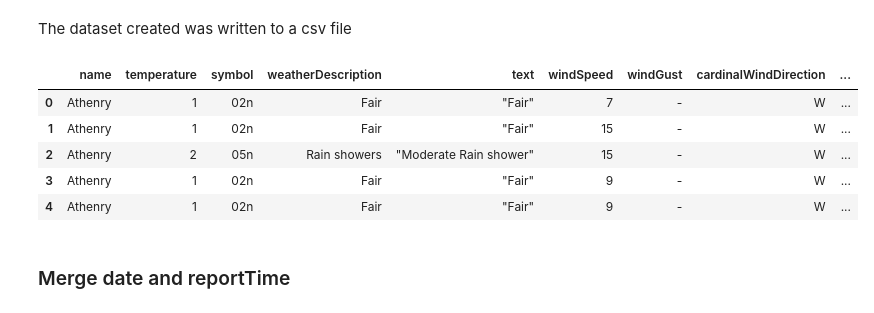
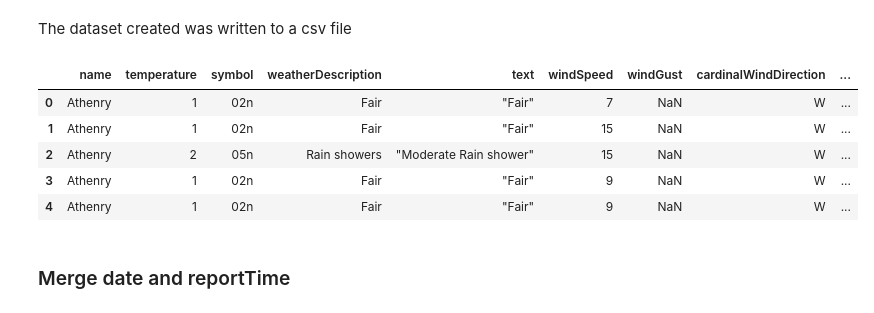
Before and after one commit to IreneKilgannon/Computer-Infrastructure, a Jupyter notebook: weather.ipynb, the cells around one changed output. Cells and saved outputs as stored; diff of their text form; code cells hidden in the pictures.

```diff
--- a/weather.ipynb
+++ b/weather.ipynb
@@ -363,15 +367,16 @@ The dataset created was written to a csv file
 #weather_df.to_csv('data/weather/athenry_weather.csv', index = False)
 # %%
 df = pd.read_csv('data/weather/athenry_weather.csv',
-                parse_dates= ['date'])
+                parse_dates= ['date'],
+                na_values = '-')
 df.head()
 # %% [output]
 |  | name | temperature | symbol | weatherDescription | text | windSpeed | windGust | cardinalWindDirection | ... |
-| 0 | Athenry | 1 | 02n | Fair | "Fair" | 7 | - | W | ... |
-| 1 | Athenry | 1 | 02n | Fair | "Fair" | 15 | - | W | ... |
-| 2 | Athenry | 2 | 05n | Rain showers | "Moderate Rain shower" | 15 | - | W | ... |
-| 3 | Athenry | 1 | 02n | Fair | "Fair" | 9 | - | W | ... |
-| 4 | Athenry | 1 | 02n | Fair | "Fair" | 9 | - | W | ... |
+| 0 | Athenry | 1 | 02n | Fair | "Fair" | 7 | NaN | W | ... |
+| 1 | Athenry | 1 | 02n | Fair | "Fair" | 15 | NaN | W | ... |
+| 2 | Athenry | 2 | 05n | Rain showers | "Moderate Rain shower" | 15 | NaN | W | ... |
+| 3 | Athenry | 1 | 02n | Fair | "Fair" | 9 | NaN | W | ... |
+| 4 | Athenry | 1 | 02n | Fair | "Fair" | 9 | NaN | W | ... |
 # %% [markdown]
 ### Merge date and reportTime
 # %% [markdown]
```
Also changed, not shown: parts of 23 cells of this notebook.
